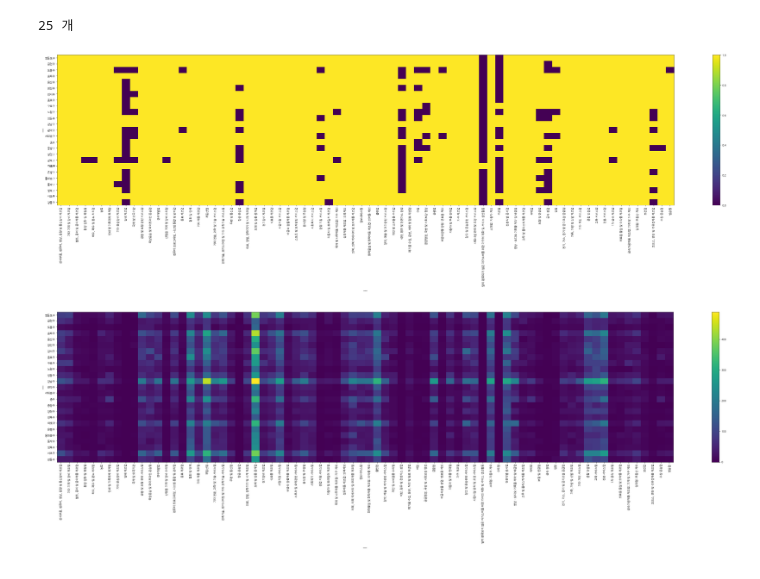
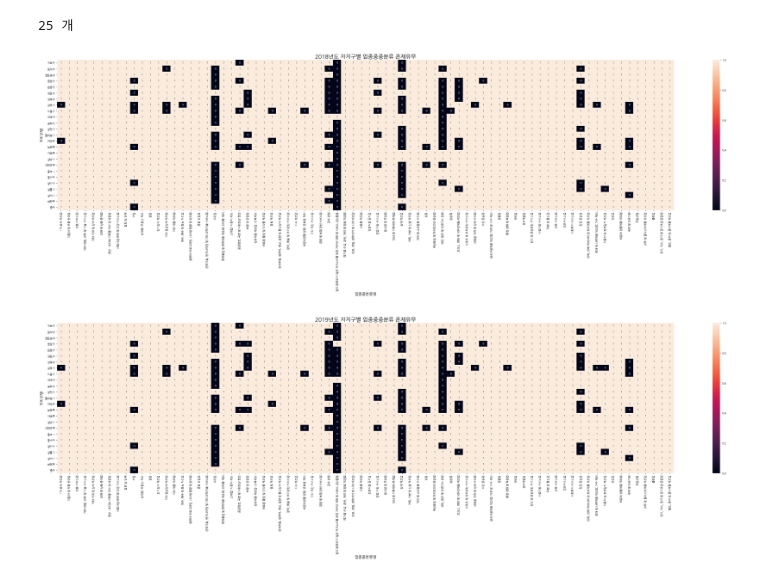
Before and after one commit to waverDeep/FinDataAnalysis, a Jupyter notebook: KCData/playground01.ipynb, the cells around one changed output. Drawn from its saved outputs; the diff is of its cells as text; code cells hidden in the pictures.

```diff
--- a/KCData/playground01.ipynb
+++ b/KCData/playground01.ipynb
@@ -51,56 +60,60 @@ big = list(set(big))
 # %%
 import matplotlib.pyplot as plt
 import numpy as np
 import matplotlib as mpl
+import seaborn as sns
 mpl.rcParams['axes.unicode_minus'] = False
 plt.rcParams["font.family"] = 'NanumGothic'
 
 pack = []
 for gu in sigoongu:
-    temp = dataset[dataset['시군구명']==gu]
+    temp = dataset_2018[dataset_2018['시군구명']==gu]
     temp = list(set(temp['업종중분류명']))
     temp_dict = {}
     for t in temp:
         temp_dict[t] = 1
     pack.append(temp_dict)
 
 big_pack = pd.DataFrame(pack, index=sigoongu, columns=middle)
 big_pack = big_pack.fillna(0)
 big_pack.head(10)
 plt.figure(figsize=(50,10))
-plt.pcolor(big_pack)
+sns.heatmap(big_pack, annot=True)
+plt.title('2018년도 자치구별 업종중중분류 존재유무', fontsize=20)
 plt.xticks(np.arange(0.5, len(big_pack.columns), 1), big_pack.columns, rotation=90)
 plt.yticks(np.arange(0.5, len(big_pack.index), 1), big_pack.index)
-plt.xlabel('__', fontsize=14)
-plt.ylabel('__', fontsize=14)
-plt.colorbar()
+plt.xlabel('업종중분류명', fontsize=14)
+plt.ylabel('자치구명', fontsize=14)
 plt.show()
 # %% [output]
-[figure, old version]
+[figure, new version]
 # %%
 import matplotlib.pyplot as plt
 import numpy as np
 import matplotlib as mpl
+import seaborn as sns
 mpl.rcParams['axes.unicode_minus'] = False
 plt.rcParams["font.family"] = 'NanumGothic'
 
 pack = []
 for gu in sigoongu:
-    temp = dataset[dataset['시군구명']==gu]
-    title = list(set(temp['업종중분류명']))
-    title_count = temp['업종중분류명'].value_counts().to_dict()
-    pack.append(title_count)
+    temp = dataset_2019[dataset_2019['시군구명']==gu]
+    temp = list(set(temp['업종중분류명']))
+    temp_dict = {}
+    for t in temp:
+        temp_dict[t] = 1
+    pack.append(temp_dict)
 
 big_pack = pd.DataFrame(pack, index=sigoongu, columns=middle)
 big_pack = big_pack.fillna(0)
 big_pack.head(10)
 plt.figure(figsize=(50,10))
-plt.pcolor(big_pack)
+sns.heatmap(big_pack, annot=True)
+plt.title('2019년도 자치구별 업종중중분류 존재유무', fontsize=20)
 plt.xticks(np.arange(0.5, len(big_pack.columns), 1), big_pack.columns, rotation=90)
 plt.yticks(np.arange(0.5, len(big_pack.index), 1), big_pack.index)
-plt.xlabel('__', fontsize=14)
-plt.ylabel('__', fontsize=14)
-plt.colorbar()
+plt.xlabel('업종중분류명', fontsize=14)
+plt.ylabel('자치구명', fontsize=14)
 plt.show()
 # %% [output]
-[figure, old version]
+[figure, new version]
```
Also changed, not shown: parts of 18 cells of this notebook, 3 other files.
